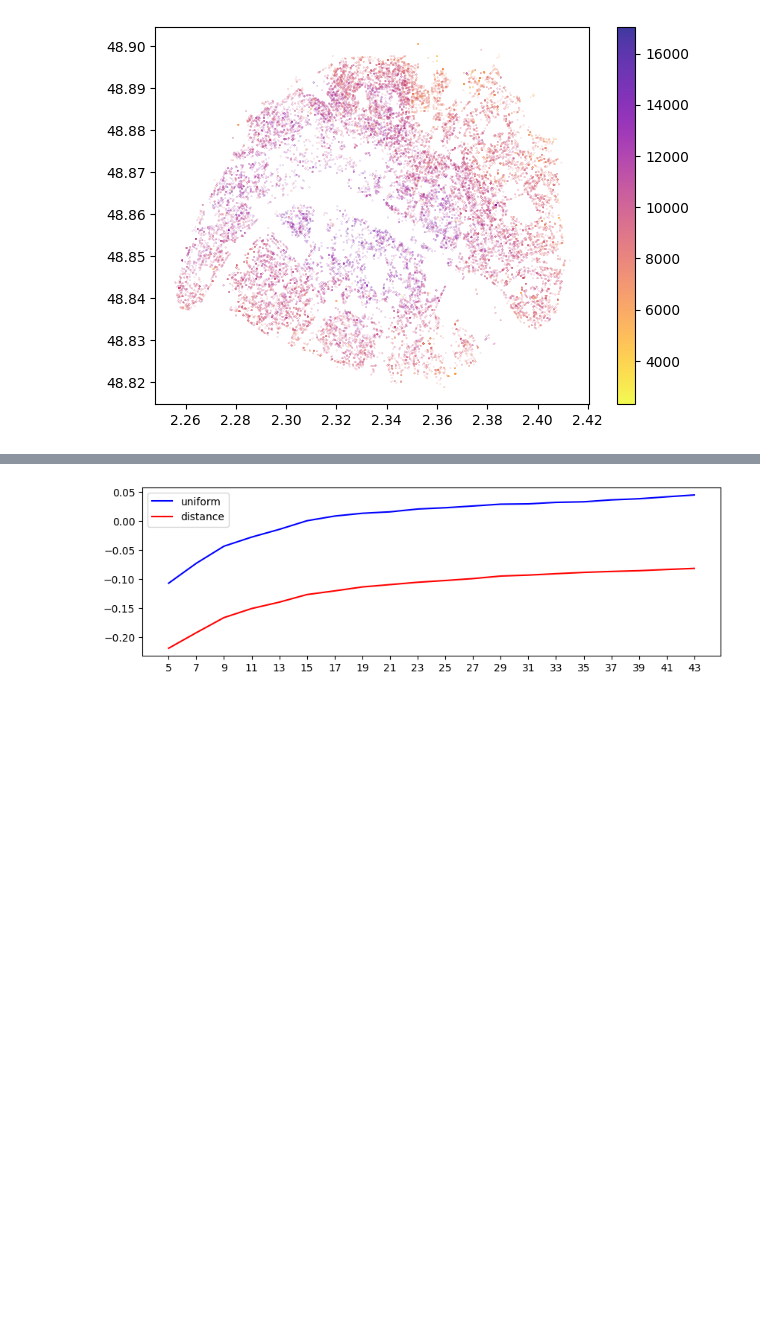
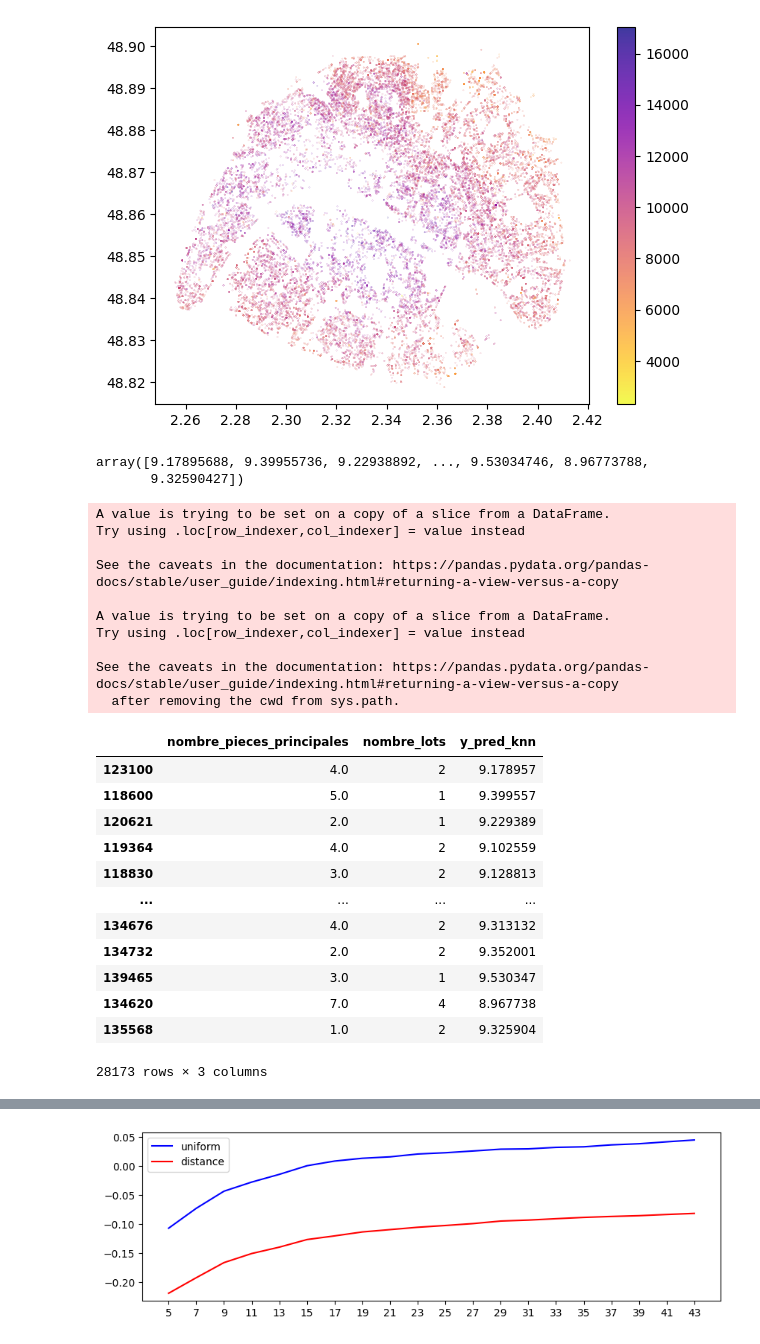
Before and after one commit to Clotilde-23/BDC, a Jupyter notebook: Notebooks/KNN-Coordonnees.ipynb, the cells around one changed output, grey strips where cells are left out. Cells and saved outputs as stored; diff of their text form; code cells hidden in the pictures; blank space fills up the shorter version.

```diff
--- a/Notebooks/KNN-Coordonnees.ipynb
+++ b/Notebooks/KNN-Coordonnees.ipynb
@@ -91,12 +62,3 @@ def filtre_data_pour_model(data, ville, type_local, quantile_low = None, quantil
-# %%
-def split_temporel_V1(data, liste_features, liste_output) :
-    data = data.sort_values('date_mutation')
-    X = data[liste_features]
-    y = data[liste_output]
-
-    # Shuffle = False pour garder les dernières obs en test
-    X_train, X_test, y_train, y_test = train_test_split(X, y, test_size=0.20, shuffle=False)
-    return(X_train, X_test, y_train, y_test)
 # %%
 # Pour utiliser les Knn
 # %% [markdown]
@@ -130,7 +107,7 @@ visualise(df, 200, 1000, 'Lyon', 2, 1, 0)
 df_model = filtre_data_pour_model(df, 'Paris', 2, 0.1, 0.99)
 
     # Définition des var explicatives
-features = ['latitude', 'longitude']
+features = ['latitude', 'longitude', 'nombre_pieces_principales', 'nombre_lots']
     # Def de l'output
 label = 'Prix_m2_log'
 # %%
@@ -164,3 +151,37 @@ plt.colorbar()
 plt.show()
 # %% [output]
 [figure]
+# %%
+y_pred
+# %% [output]
+array([9.17895688, 9.39955736, 9.22938892, ..., 9.53034746, 8.96773788,
+       9.32590427])
+# %%
+X_train_rf = X_train[['nombre_pieces_principales', 'nombre_lots']]
+X_train_rf['y_pred_knn'] = knn_pipe.predict(X_train_knn)
+X_test_rf = X_test[['nombre_pieces_principales', 'nombre_lots']]
+X_test_rf['y_pred_knn'] = knn_pipe.predict(X_test_knn)
+# %% [output]
+A value is trying to be set on a copy of a slice from a DataFrame.
+Try using .loc[row_indexer,col_indexer] = value instead
+
+See the caveats in the documentation: https://pandas.pydata.org/pandas-docs/stable/user_guide/indexing.html#returning-a-view-versus-a-copy
+
+A value is trying to be set on a copy of a slice from a DataFrame.
+Try using .loc[row_indexer,col_indexer] = value instead
+
+See the caveats in the documentation: https://pandas.pydata.org/pandas-docs/stable/user_guide/indexing.html#returning-a-view-versus-a-copy
+  after removing the cwd from sys.path.
+|  | nombre_pieces_principales | nombre_lots | y_pred_knn |
+| 123100 | 4.0 | 2 | 9.178957 |
+| 118600 | 5.0 | 1 | 9.399557 |
+| 120621 | 2.0 | 1 | 9.229389 |
+| 119364 | 4.0 | 2 | 9.102559 |
+| 118830 | 3.0 | 2 | 9.128813 |
+| ... | ... | ... | ... |
+| 134676 | 4.0 | 2 | 9.313132 |
+| 134732 | 2.0 | 2 | 9.352001 |
+| 139465 | 3.0 | 1 | 9.530347 |
+| 134620 | 7.0 | 4 | 8.967738 |
+| 135568 | 1.0 | 2 | 9.325904 |
+28173 rows × 3 columns
```
Also changed, not shown: parts of 24 cells of this notebook, 2 other files.
